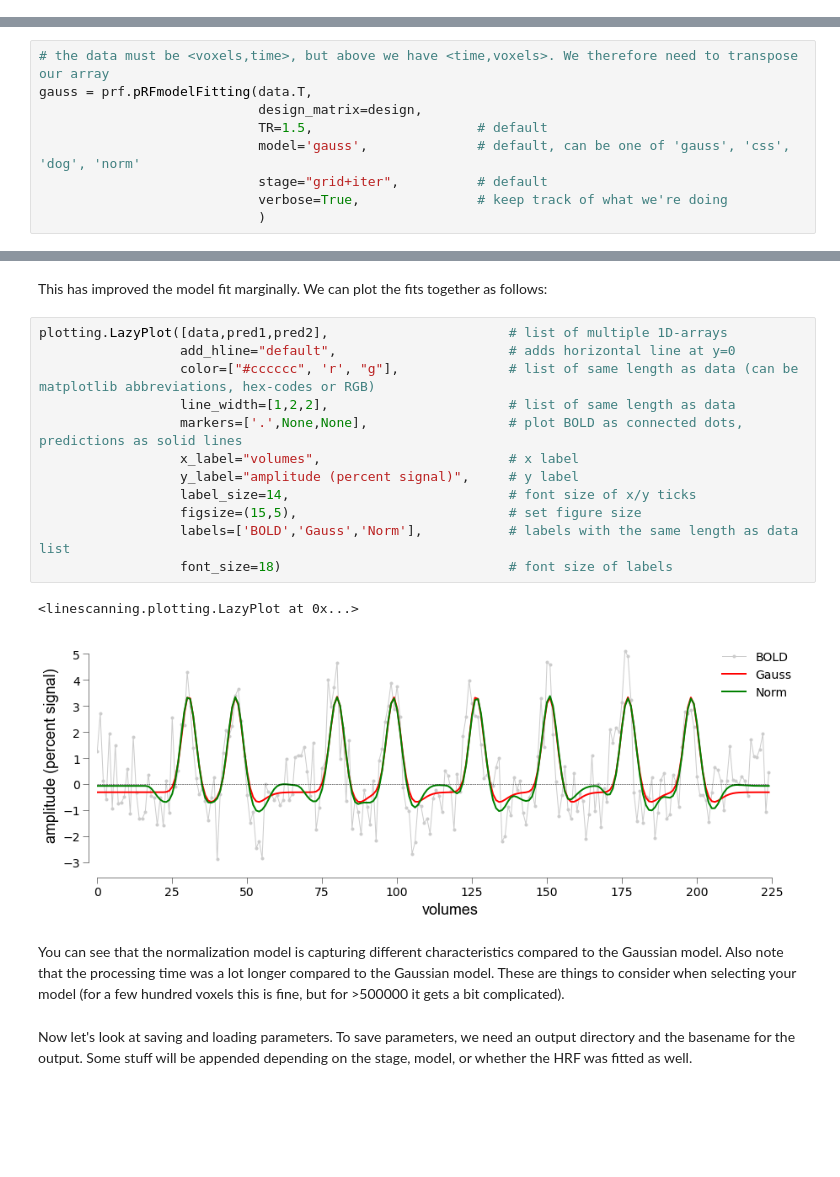
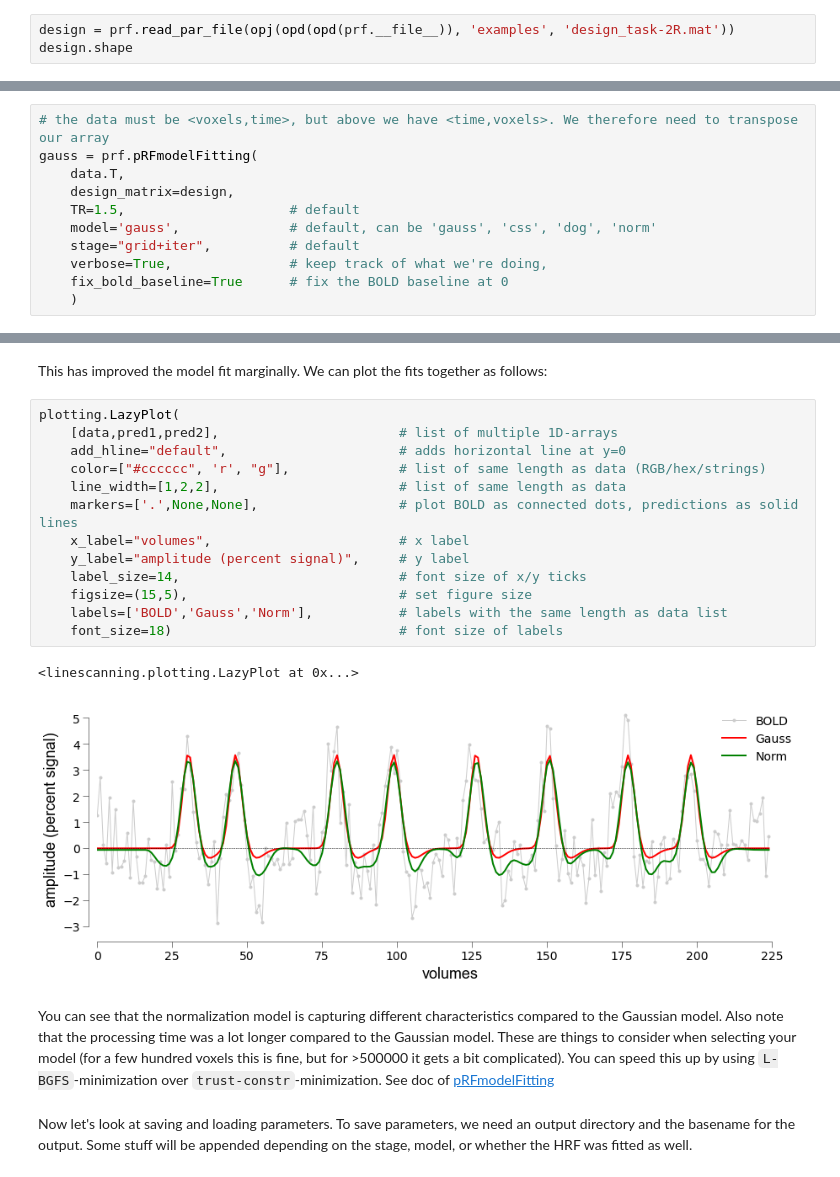
Before and after one commit to gjheij/linescanning, a Jupyter notebook: doc/source/examples/prfmodelfitter.ipynb, the cells around one changed output, grey strips where cells are left out. Drawn from its saved outputs; the diff is of its cells as text; blank space fills up the shorter version.

Commit message:
fix bold baseline

```diff
--- a/doc/source/examples/prfmodelfitter.ipynb
+++ b/doc/source/examples/prfmodelfitter.ipynb
@@ -77,0 +80,3 @@ design.shape
+# %%
+design = prf.read_par_file(opj(opd(opd(prf.__file__)), 'examples', 'design_task-2R.mat'))
+design.shape
@@ -79,11 +86,13 @@ design.shape
 This particular design is now a representation of the screen, but downsampled to 100x100 pixels (rather than 1920x1080) to reduce processing time. A pRF-fit generally consists of two stages: a fast search (`grid`-fit) in which initial parameters for the model are found and a second, slower (`iterative`-fit), in which we iterate over the parameters to find the optimal set. Let's fit a simple `Gaussian` model.
 # %%
 # the data must be <voxels,time>, but above we have <time,voxels>. We therefore need to transpose our array
-gauss = prf.pRFmodelFitting(data.T,
-                            design_matrix=design,
-                            TR=1.5,                     # default
-                            model='gauss',              # default, can be one of 'gauss', 'css', 'dog', 'norm'
-                            stage="grid+iter",          # default
-                            verbose=True,               # keep track of what we're doing
-                            )
+gauss = prf.pRFmodelFitting(
+    data.T,
+    design_matrix=design,
+    TR=1.5,                     # default
+    model='gauss',              # default, can be 'gauss', 'css', 'dog', 'norm'
+    stage="grid+iter",          # default
+    verbose=True,               # keep track of what we're doing,
+    fix_bold_baseline=True      # fix the BOLD baseline at 0
+    )
 # %% [output]
@@ -174,22 +190,23 @@ _,_,_,pred2 = norm.plot_vox(vox_nr=0, title='pars', model='norm')
 # %% [markdown]
 This has improved the model fit marginally. We can plot the fits together as follows:
 # %%
-plotting.LazyPlot([data,pred1,pred2],                       # list of multiple 1D-arrays
-                  add_hline="default",                      # adds horizontal line at y=0
-                  color=["#cccccc", 'r', "g"],              # list of same length as data (can be matplotlib abbreviations, hex-codes or RGB)
-                  line_width=[1,2,2],                       # list of same length as data
-                  markers=['.',None,None],                  # plot BOLD as connected dots, predictions as solid lines
-                  x_label="volumes",                        # x label
-                  y_label="amplitude (percent signal)",     # y label
-                  label_size=14,                            # font size of x/y ticks
-                  figsize=(15,5),                           # set figure size
-                  labels=['BOLD','Gauss','Norm'],           # labels with the same length as data list
-                  font_size=18)                             # font size of labels
+plotting.LazyPlot(
+    [data,pred1,pred2],                       # list of multiple 1D-arrays
+    add_hline="default",                      # adds horizontal line at y=0
+    color=["#cccccc", 'r', "g"],              # list of same length as data (RGB/hex/strings)
+    line_width=[1,2,2],                       # list of same length as data
+    markers=['.',None,None],                  # plot BOLD as connected dots, predictions as solid lines
+    x_label="volumes",                        # x label
+    y_label="amplitude (percent signal)",     # y label
+    label_size=14,                            # font size of x/y ticks
+    figsize=(15,5),                           # set figure size
+    labels=['BOLD','Gauss','Norm'],           # labels with the same length as data list
+    font_size=18)                             # font size of labels
 # %% [output]
 <linescanning.plotting.LazyPlot at 0x...>
-[figure, old version]
+[figure, new version]
 # %% [markdown]
-You can see that the normalization model is capturing different characteristics compared to the Gaussian model. Also note that the processing time was a lot longer compared to the Gaussian model. These are things to consider when selecting your model (for a few hundred voxels this is fine, but for >500000 it gets a bit complicated).
+You can see that the normalization model is capturing different characteristics compared to the Gaussian model. Also note that the processing time was a lot longer compared to the Gaussian model. These are things to consider when selecting your model (for a few hundred voxels this is fine, but for >500000 it gets a bit complicated). You can speed this up by using `L-BGFS`-minimization over `trust-constr`-minimization. See doc of [pRFmodelFitting]()
 # %% [markdown]
 Now let's look at saving and loading parameters. To save parameters, we need an output directory and the basename for the output. Some stuff will be appended depending on the stage, model, or whether the HRF was fitted as well.
 # %%
```
Also changed, not shown: parts of 15 cells of this notebook.
